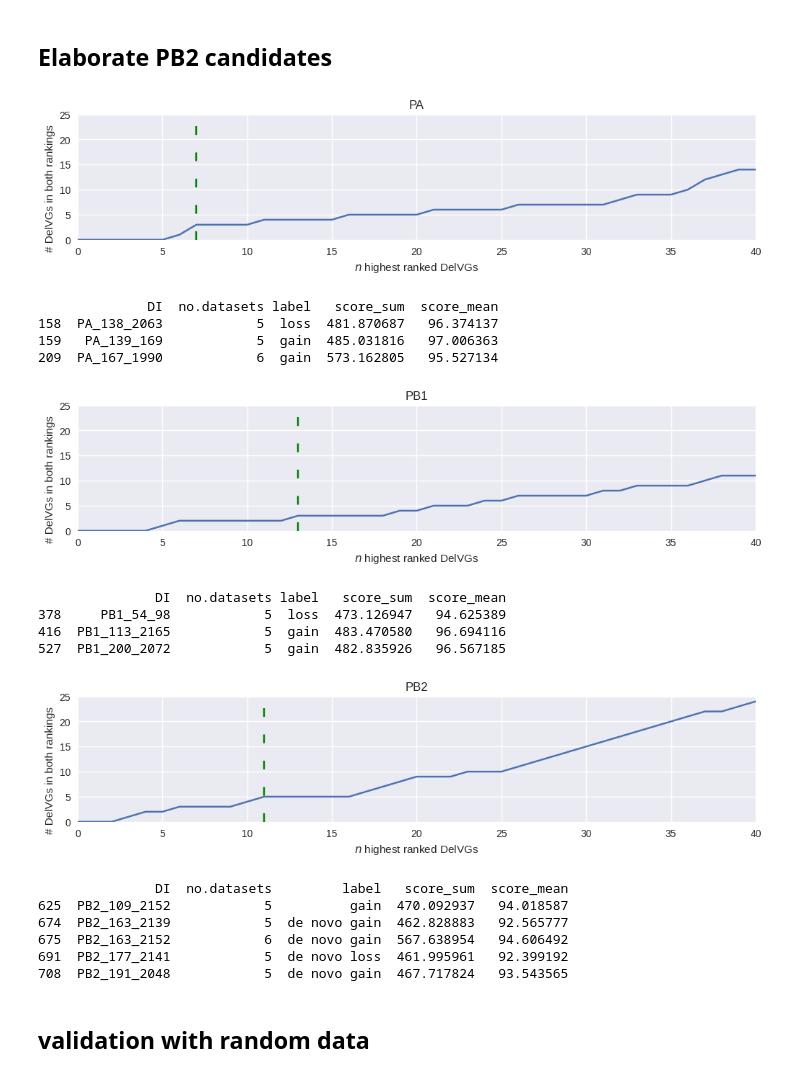
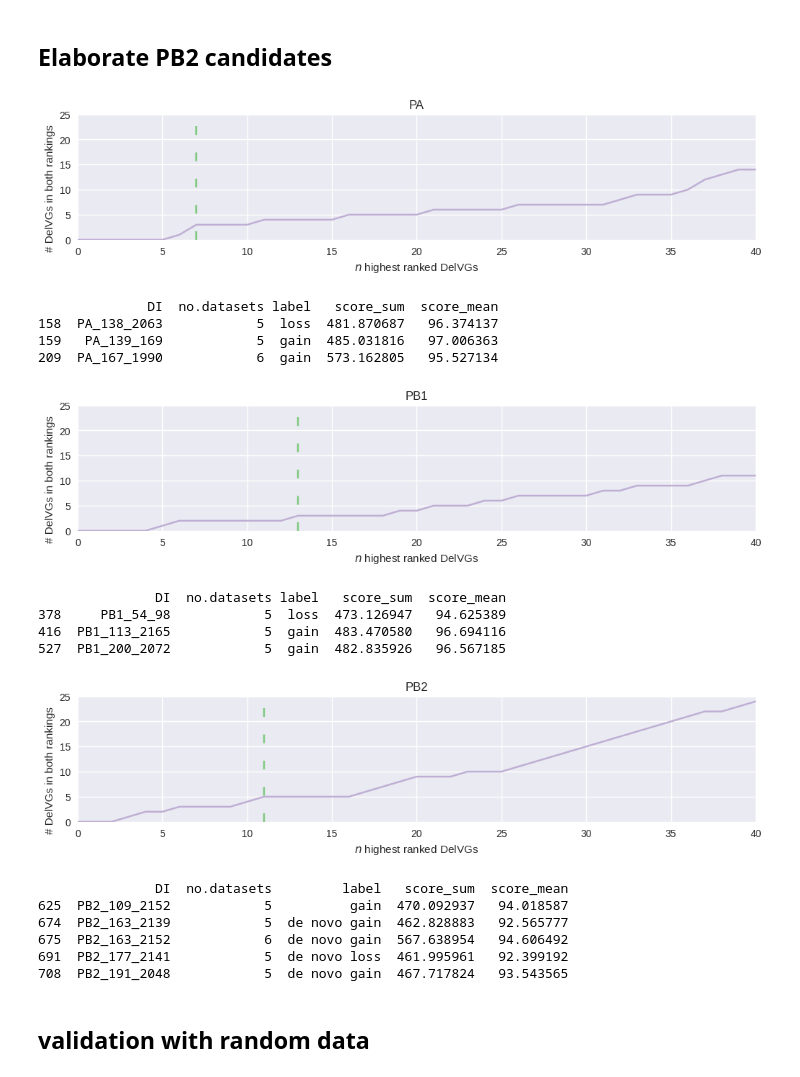
Before and after one commit to viraidip/DIP_meta-study, a Jupyter notebook: src/intersection_analysis/intersection_analysis.ipynb, the cells around one changed output. Cells and saved outputs as stored; diff of their text form; code cells hidden in the pictures.

```diff
--- a/src/intersection_analysis/intersection_analysis.ipynb
+++ b/src/intersection_analysis/intersection_analysis.ipynb
@@ -13,9 +13,10 @@ from scipy.stats import percentileofscore
 
 sys.path.insert(0, "..")
 from utils import join_data, load_dataset
-from utils import preprocess, get_sequence, generate_sampling_data, load_single_dataset
-from utils import RESULTSPATH, SEGMENTS, SEGMENT_DICTS, ACCNUMDICT, DATAPATH
+from utils import preprocess, get_sequence, generate_sampling_data, load_single_dataset, get_seq_len, get_deleted_sequence, calculate_direct_repeat
+from utils import RESULTSPATH, SEGMENTS, SEGMENT_DICTS, ACCNUMDICT, DATAPATH, CMAP
 plt.style.use("seaborn")
+cm = plt.get_cmap(CMAP)
 
 # remove warning in matplotlib because of bug when plot matrix
 import warnings
@@ -245,47 +247,47 @@ def evaluate_per_segment(df, segment):
 
     fig, ax = plt.subplots(layout='constrained', figsize=(10, 2.5))
 
-    ax.plot(sizes, i_s)
+    ax.plot(sizes, i_s, c=cm(1/8))
     if segment == 'PA':
         x = 7
     elif segment == 'PB1':
         x = 13
     elif segment == 'PB2':
         x = 11
 
-    ax.axvline(x=x, color='green', linestyle=(0, (5, 10)))
+    ax.axvline(x=x, color=cm(0), linestyle=(0, (5, 10)))
     ax.set_xlabel("$\it{n}$ highest ranked DelVGs")
     ax.set_ylabel("# DelVGs in both rankings       ")
     ax.set_title(segment)
     ax.set_ylim(top=25, bottom=0)
     ax.set_xlim(left=0, right=40)
 
     filename = f"score_intersection_{segment}.png"
     save_path = os.path.join(RESULTSPATH, "intersection_analysis")
     if not os.path.exists(save_path):
         os.makedirs(save_path)
     plt.savefig(os.path.join(save_path, filename))
     plt.show()
     plt.close()
 
     intersection = set(sum_sort[:x]) & set(mean_sort[:x])
     final_cands = res_df[res_df['DI'].isin(intersection)]
     print(final_cands[["DI", "no.datasets", "label", "score_sum", "score_mean"]])
 
 for seg in ['PA', 'PB1', 'PB2']:
     evaluate_per_segment(res_df, seg)
 # %% [output]
-[figure, old version]
+[figure, new version]
               DI  no.datasets label   score_sum  score_mean
 158  PA_138_2063            5  loss  481.870687   96.374137
 159   PA_139_169            5  gain  485.031816   97.006363
 209  PA_167_1990            6  gain  573.162805   95.527134
-[figure, old version]
+[figure, new version]
                DI  no.datasets label   score_sum  score_mean
 378     PB1_54_98            5  loss  473.126947   94.625389
 416  PB1_113_2165            5  gain  483.470580   96.694116
 527  PB1_200_2072            5  gain  482.835926   96.567185
-[figure, old version]
+[figure, new version]
                DI  no.datasets         label   score_sum  score_mean
 625  PB2_109_2152            5          gain  470.092937   94.018587
 674  PB2_163_2139            5  de novo gain  462.828883   92.565777
```
Also changed, not shown: parts of 3 cells of this notebook.
